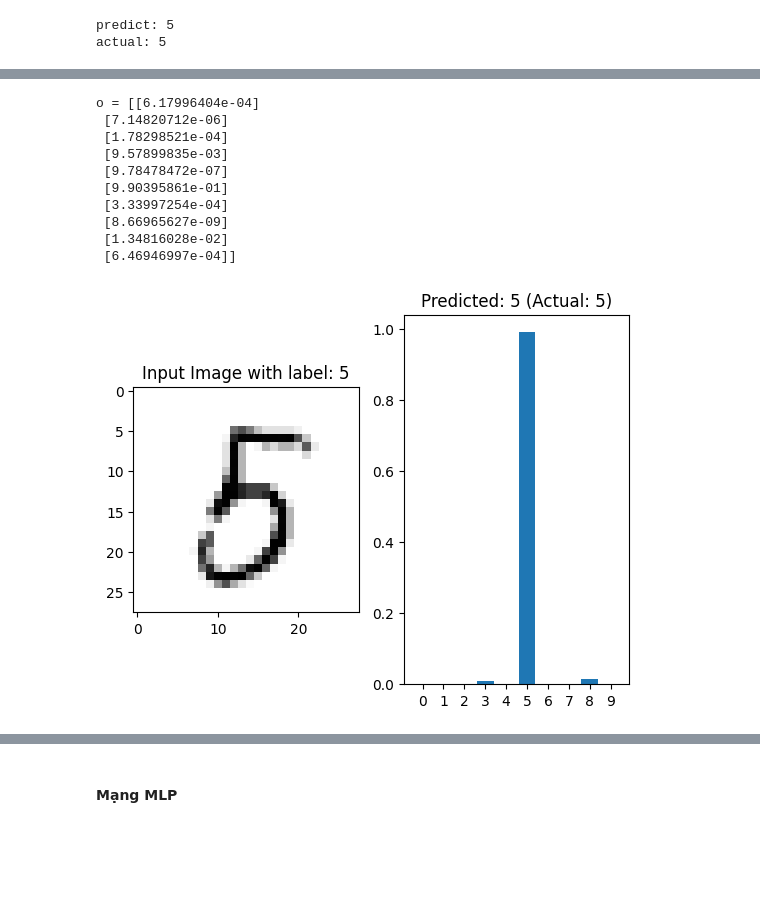
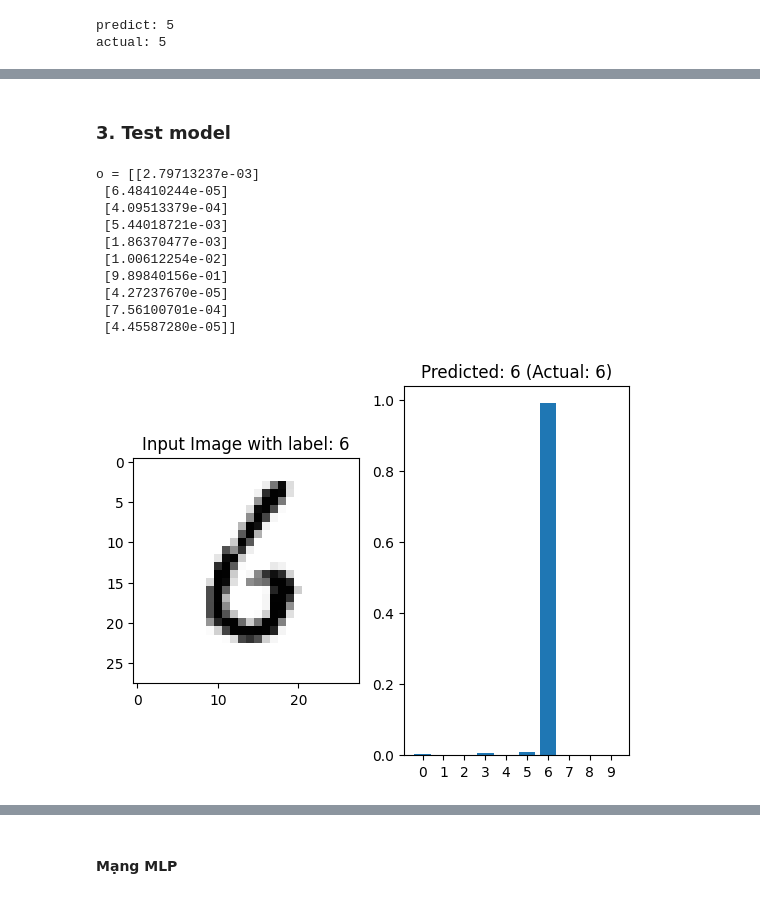
Before and after one commit to nguyenvanhuy0612/DL-1, a Jupyter notebook: MNIST-scratch/Mnist-from-scratch-numpy.ipynb, the cells around one changed output, grey strips where cells are left out. Saved outputs shown, nothing was run; the diff lists cells and outputs as text; code cells hidden in the pictures; blank space fills up the shorter version.

```diff
--- a/MNIST-scratch/Mnist-from-scratch-numpy.ipynb
+++ b/MNIST-scratch/Mnist-from-scratch-numpy.ipynb
@@ -414,44 +414,47 @@ w_i_h = [ 3.46301149e-01 -4.10567153e-01  3.32980571e-01  4.94053151e-01
+# %% [markdown]
+### 3. Test model
 # %%
 # Test model
-index = int(input("Enter a number (0 - 59999): "))
+#index = int(input("Enter a number (0 - 59999): "))
+index = 50 # Lấy hình thứ 50 trong bộ test
 img = test_images[index]
 label = test_labels[index]
 
 # Plot the input image
 plt.subplot(1, 2, 1)
 plt.imshow(img.reshape(28, 28), cmap="Greys")
 plt.title(f"Input Image with label: {np.argmax(label)}")
 
 # Reshape image for forward propagation
 img = img.reshape(784, 1)
 
 # Forward propagation: input -> hidden
 h_pre = b_i_h + w_i_h @ img
 h = 1 / (1 + np.exp(-h_pre))
 
 # Forward propagation: hidden -> output
 o_pre = b_h_o + w_h_o @ h
 o = 1 / (1 + np.exp(-o_pre))
 
 print(f"o = {o}")
 
 # Display the output prediction
 plt.subplot(1, 2, 2)
 plt.bar(range(10), o.flatten())
 plt.xticks(range(10))  # Set x-axis ticks to 0-9
 plt.title(f'Predicted: {o.argmax()} (Actual: {label.argmax()})')
 
 plt.show()
 # %% [output]
-o = [[6.17996404e-04]
- [7.14820712e-06]
- [1.78298521e-04]
- [9.57899835e-03]
- [9.78478472e-07]
- [9.90395861e-01]
- [3.33997254e-04]
- [8.66965627e-09]
- [1.34816028e-02]
- [6.46946997e-04]]
+o = [[2.79713237e-03]
+ [6.48410244e-05]
+ [4.09513379e-04]
+ [5.44018721e-03]
+ [1.86370477e-03]
+ [1.00612254e-02]
+ [9.89840156e-01]
+ [4.27237670e-05]
+ [7.56100701e-04]
+ [4.45587280e-05]]
-[figure, old version]
+[figure, new version]
 # %% [markdown]
```
Also changed, not shown: parts of 30 cells of this notebook, 5 other files.
